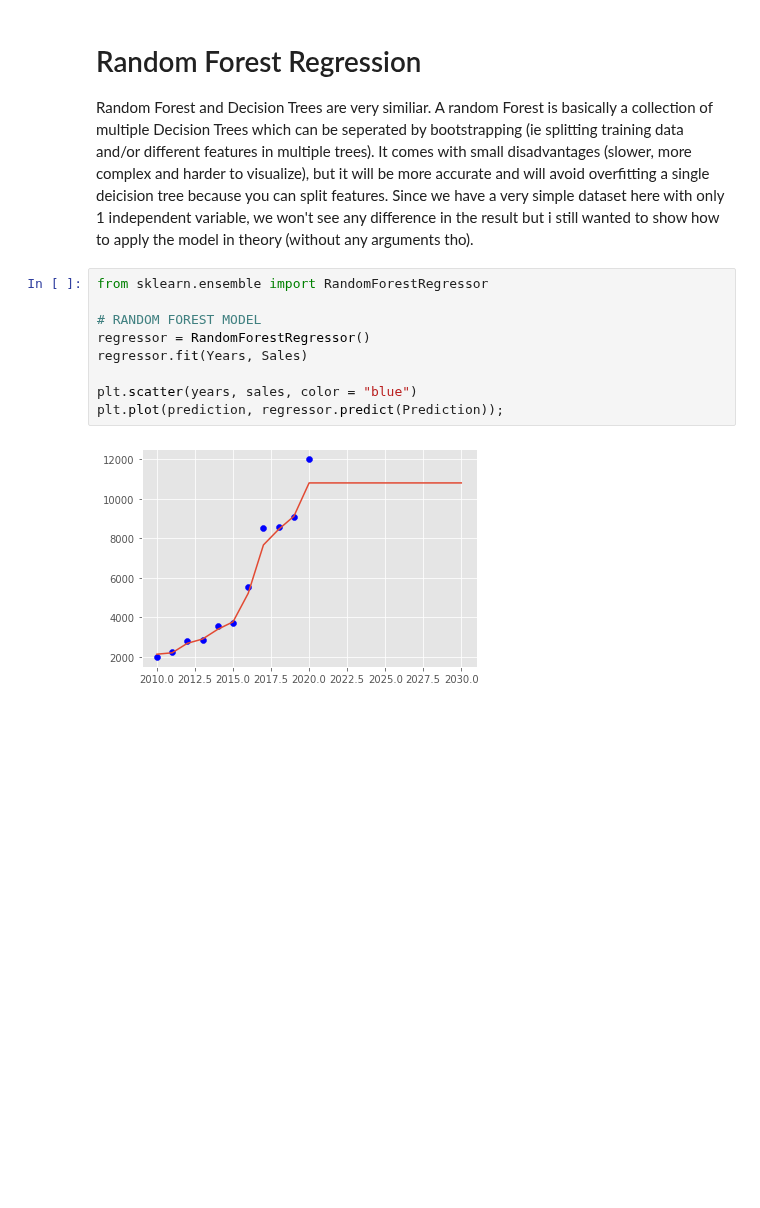
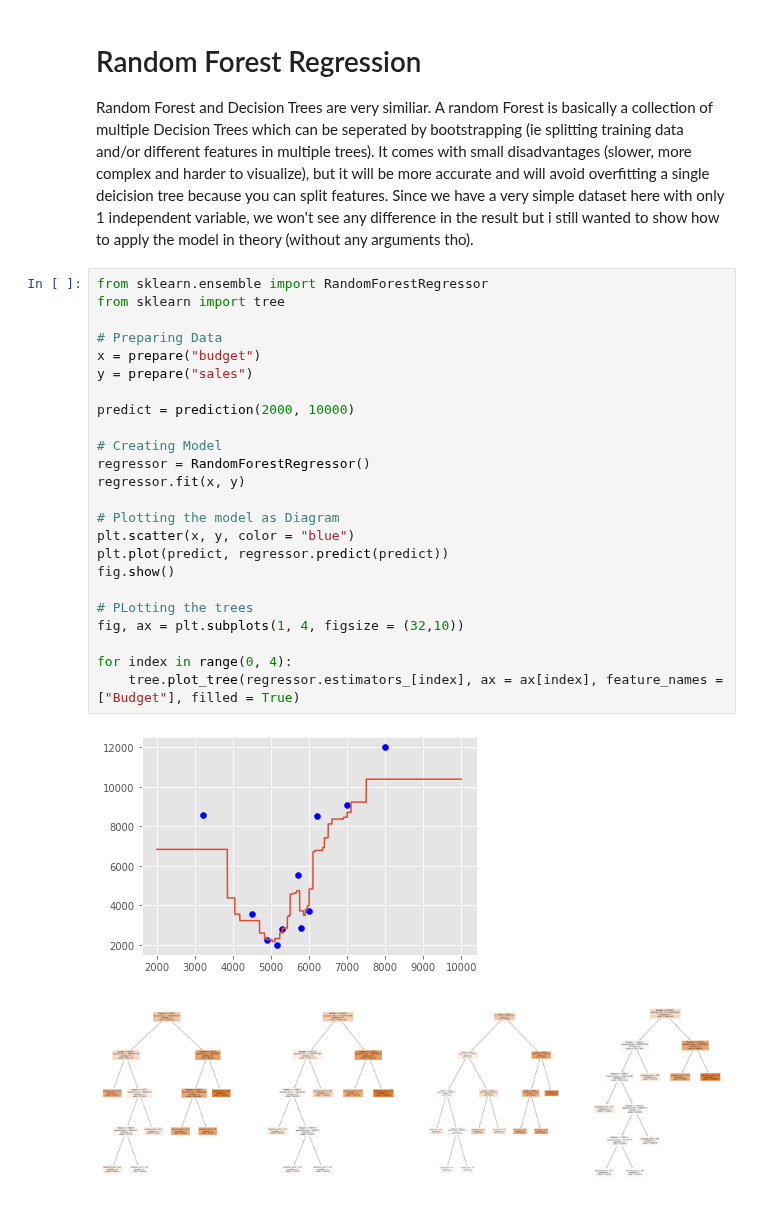
Before and after one commit to sebastian-sl/Basics, a Jupyter notebook: 01 DATA SCIENCE/ML/SKLEARN/1_1_Supervised_Regression.ipynb, the cells around one changed output. Saved outputs shown, nothing was run; the diff lists cells and outputs as text; blank space fills up the shorter version.

```diff
--- a/01 DATA SCIENCE/ML/SKLEARN/1_1_Supervised_Regression.ipynb
+++ b/01 DATA SCIENCE/ML/SKLEARN/1_1_Supervised_Regression.ipynb
@@ -124,14 +138,30 @@ plt.show()
 # %% [markdown]
 # Random Forest Regression
 Random Forest and Decision Trees are very similiar. A random Forest is basically a collection of multiple Decision Trees which can be seperated by bootstrapping (ie splitting training data and/or different features in multiple trees). It comes with small disadvantages (slower, more complex and harder to visualize), but it will be more accurate and will avoid overfitting a single deicision tree because you can split features. Since we have a very simple dataset here with only 1 independent variable, we won't see any difference in the result but i still wanted to show how to apply the model in theory (without any arguments tho).
-# %%
-from sklearn.ensemble import RandomForestRegressor
-
-# RANDOM FOREST MODEL
-regressor = RandomForestRegressor()
-regressor.fit(Years, Sales)
-
-plt.scatter(years, sales, color = "blue")
-plt.plot(prediction, regressor.predict(Prediction));
-# %% [output]
-[figure, removed]
+# %%
+from sklearn.ensemble import RandomForestRegressor
+from sklearn import tree
+
+# Preparing Data
+x = prepare("budget")
+y = prepare("sales")
+
+predict = prediction(2000, 10000)
+
+# Creating Model
+regressor = RandomForestRegressor()
+regressor.fit(x, y)
+
+# Plotting the model as Diagram
+plt.scatter(x, y, color = "blue")
+plt.plot(predict, regressor.predict(predict))
+fig.show()
+
+# PLotting the trees
+fig, ax = plt.subplots(1, 4, figsize = (32,10))
+
+for index in range(0, 4):
+    tree.plot_tree(regressor.estimators_[index], ax = ax[index], feature_names = ["Budget"], filled = True)
+# %% [output]
+[figure, added]
+[figure, added]
```
Also changed, not shown: parts of 18 cells of this notebook.
